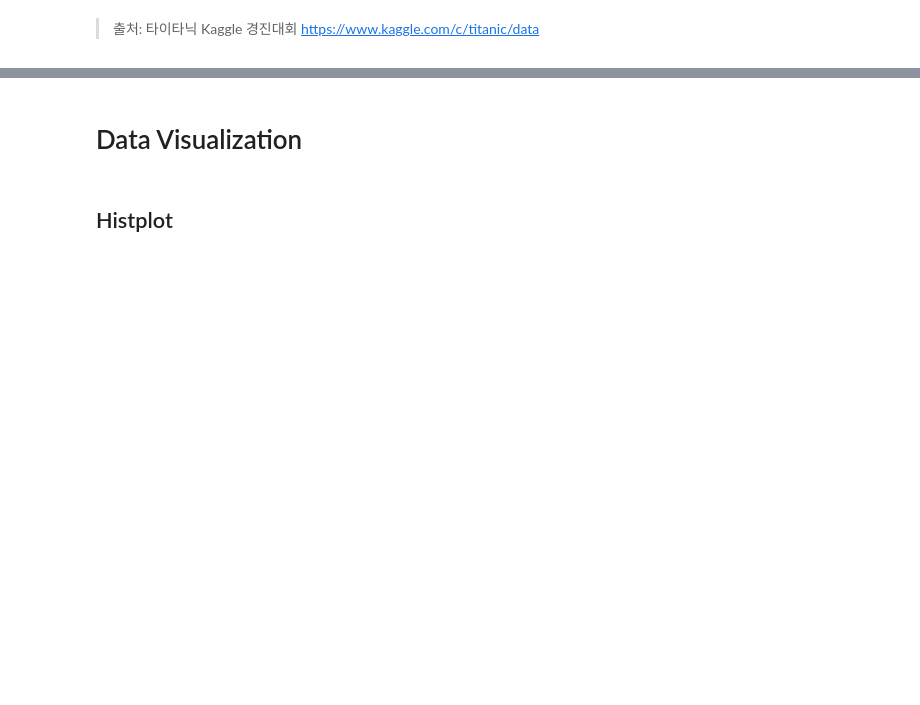
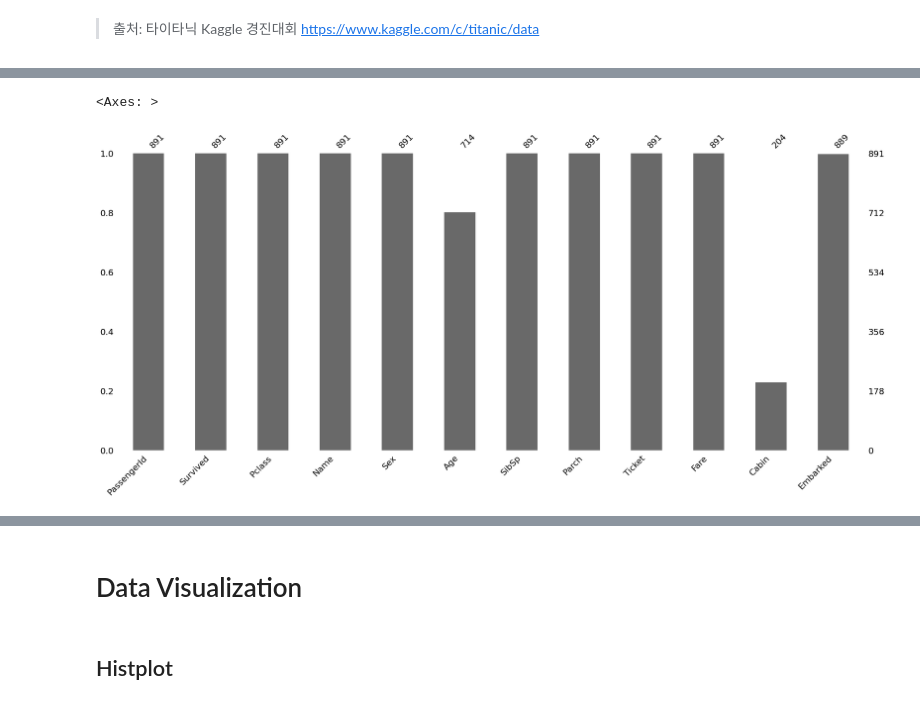
Before and after one commit to LanguageExchanger/DataVisualization, a Jupyter notebook: TitanicVisualization.ipynb, the cells around one changed output, grey strips where cells are left out. Saved outputs shown, nothing was run; the diff lists cells and outputs as text; code cells hidden in the pictures; blank space fills up the shorter version.

```diff
--- a/TitanicVisualization.ipynb
+++ b/TitanicVisualization.ipynb
@@ -29,0 +81,5 @@ titanic_df.head(5)
+# %%
+msno.bar(df = titanic_df)
+# %% [output]
+<Axes: >
+[figure, added]
```
Also changed, not shown: parts of 14 cells of this notebook.
